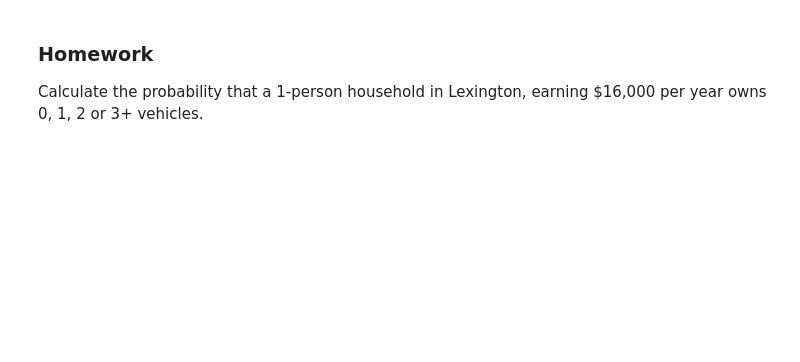
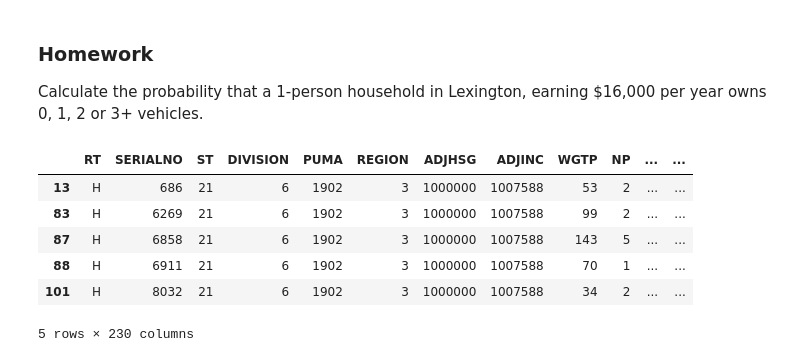
Before and after one commit to ShraddhaSagar/ce599, a Jupyter notebook: 22-Discrete Choice/Discrete Choice.ipynb, the cells around one changed output. Drawn from its saved outputs; the diff is of its cells as text; code cells hidden in the pictures; blank space fills up the shorter version.

```diff
--- a/22-Discrete Choice/Discrete Choice.ipynb
+++ b/22-Discrete Choice/Discrete Choice.ipynb
@@ -253,3 +227,15 @@ kids_u6_and_617    -5.1120      0.234    -21.873      0.000      -5.570      -4.
 ### Homework
 
 Calculate the probability that a 1-person household in Lexington, earning $16,000 per year owns 0, 1, 2 or 3+ vehicles.
+# %%
+#select only PUMAS in KY because PUMA values are only unique to a state
+KY = df[df['ST'] == 21]
+KY.head()
+# %% [output]
+|  | RT | SERIALNO | ST | DIVISION | PUMA | REGION | ADJHSG | ADJINC | WGTP | NP | ... | ... |
+| 13 | H | 686 | 21 | 6 | 1902 | 3 | 1000000 | 1007588 | 53 | 2 | ... | ... |
+| 83 | H | 6269 | 21 | 6 | 1902 | 3 | 1000000 | 1007588 | 99 | 2 | ... | ... |
+| 87 | H | 6858 | 21 | 6 | 1902 | 3 | 1000000 | 1007588 | 143 | 5 | ... | ... |
+| 88 | H | 6911 | 21 | 6 | 1902 | 3 | 1000000 | 1007588 | 70 | 1 | ... | ... |
+| 101 | H | 8032 | 21 | 6 | 1902 | 3 | 1000000 | 1007588 | 34 | 2 | ... | ... |
+5 rows × 230 columns
```
Also changed, not shown: parts of 9 cells of this notebook.
